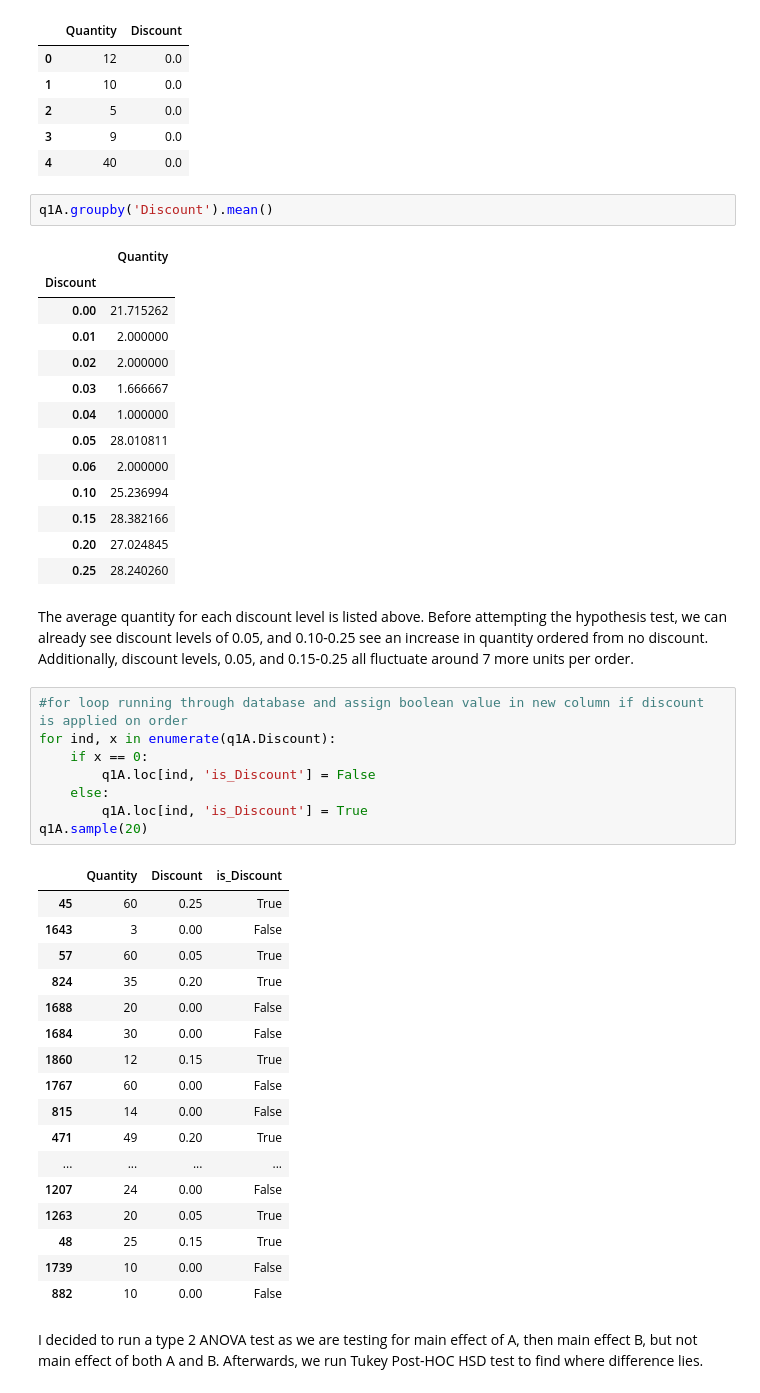
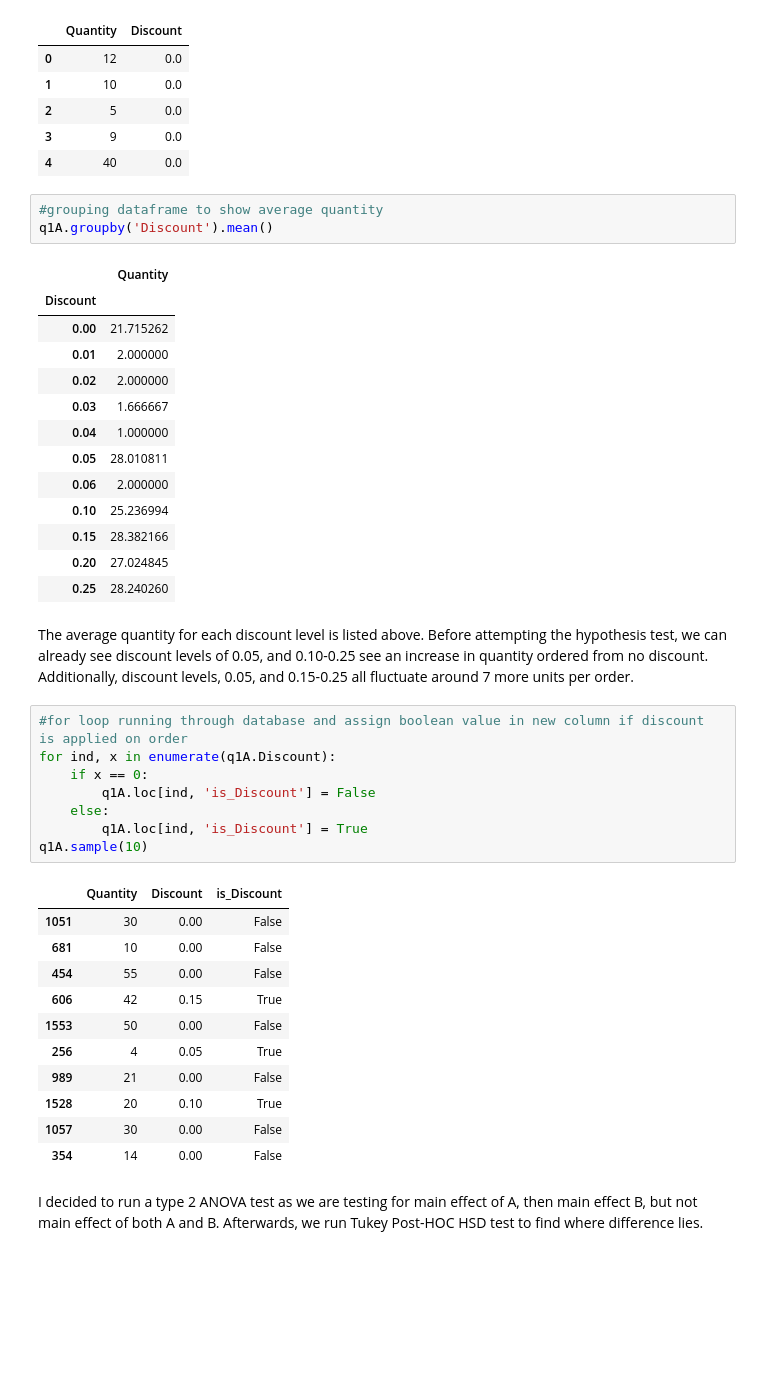
Before and after one commit to ajain1017/dsc-mod-3-project-online-ds-pt-081219, a Jupyter notebook: index.ipynb, the cells around one changed output. Saved outputs shown, nothing was run; the diff lists cells and outputs as text; blank space fills up the shorter version.

```diff
--- a/index.ipynb
+++ b/index.ipynb
@@ -55,50 +60,45 @@ q1A.head()
 | 2 | 5 | 0.0 |
 | 3 | 9 | 0.0 |
 | 4 | 40 | 0.0 |
-# %%
-q1A.groupby('Discount').mean()
-# %% [output]
-|  | Quantity |
-| Discount |  |
-| 0.00 | 21.715262 |
-| 0.01 | 2.000000 |
-| 0.02 | 2.000000 |
-| 0.03 | 1.666667 |
-| 0.04 | 1.000000 |
-| 0.05 | 28.010811 |
-| 0.06 | 2.000000 |
-| 0.10 | 25.236994 |
-| 0.15 | 28.382166 |
-| 0.20 | 27.024845 |
-| 0.25 | 28.240260 |
+# %%
+#grouping dataframe to show average quantity
+q1A.groupby('Discount').mean()
+# %% [output]
+|  | Quantity |
+| Discount |  |
+| 0.00 | 21.715262 |
+| 0.01 | 2.000000 |
+| 0.02 | 2.000000 |
+| 0.03 | 1.666667 |
+| 0.04 | 1.000000 |
+| 0.05 | 28.010811 |
+| 0.06 | 2.000000 |
+| 0.10 | 25.236994 |
+| 0.15 | 28.382166 |
+| 0.20 | 27.024845 |
+| 0.25 | 28.240260 |
 # %% [markdown]
 The average quantity for each discount level is listed above. Before attempting the hypothesis test, we can already see discount levels of 0.05, and 0.10-0.25 see an increase in quantity ordered from no discount. Additionally, discount levels, 0.05, and 0.15-0.25 all fluctuate around 7 more units per order.
 # %%
 #for loop running through database and assign boolean value in new column if discount is applied on order
 for ind, x in enumerate(q1A.Discount):
     if x == 0:
         q1A.loc[ind, 'is_Discount'] = False
     else:
         q1A.loc[ind, 'is_Discount'] = True
-q1A.sample(20)
+q1A.sample(10)
 # %% [output]
 |  | Quantity | Discount | is_Discount |
-| 45 | 60 | 0.25 | True |
-| 1643 | 3 | 0.00 | False |
-| 57 | 60 | 0.05 | True |
-| 824 | 35 | 0.20 | True |
-| 1688 | 20 | 0.00 | False |
-| 1684 | 30 | 0.00 | False |
-| 1860 | 12 | 0.15 | True |
-| 1767 | 60 | 0.00 | False |
-| 815 | 14 | 0.00 | False |
-| 471 | 49 | 0.20 | True |
-| ... | ... | ... | ... |
-| 1207 | 24 | 0.00 | False |
-| 1263 | 20 | 0.05 | True |
-| 48 | 25 | 0.15 | True |
-| 1739 | 10 | 0.00 | False |
-| 882 | 10 | 0.00 | False |
+| 1051 | 30 | 0.00 | False |
+| 681 | 10 | 0.00 | False |
+| 454 | 55 | 0.00 | False |
+| 606 | 42 | 0.15 | True |
+| 1553 | 50 | 0.00 | False |
+| 256 | 4 | 0.05 | True |
+| 989 | 21 | 0.00 | False |
+| 1528 | 20 | 0.10 | True |
+| 1057 | 30 | 0.00 | False |
+| 354 | 14 | 0.00 | False |
 # %% [markdown]
 I decided to run a type 2 ANOVA test as we are testing for main effect of A, then main effect B, but not main effect of both A and B. Afterwards, we run Tukey Post-HOC HSD test to find where difference lies.
 # %%
```
Also changed, not shown: parts of 88 cells of this notebook, 12 other files.
